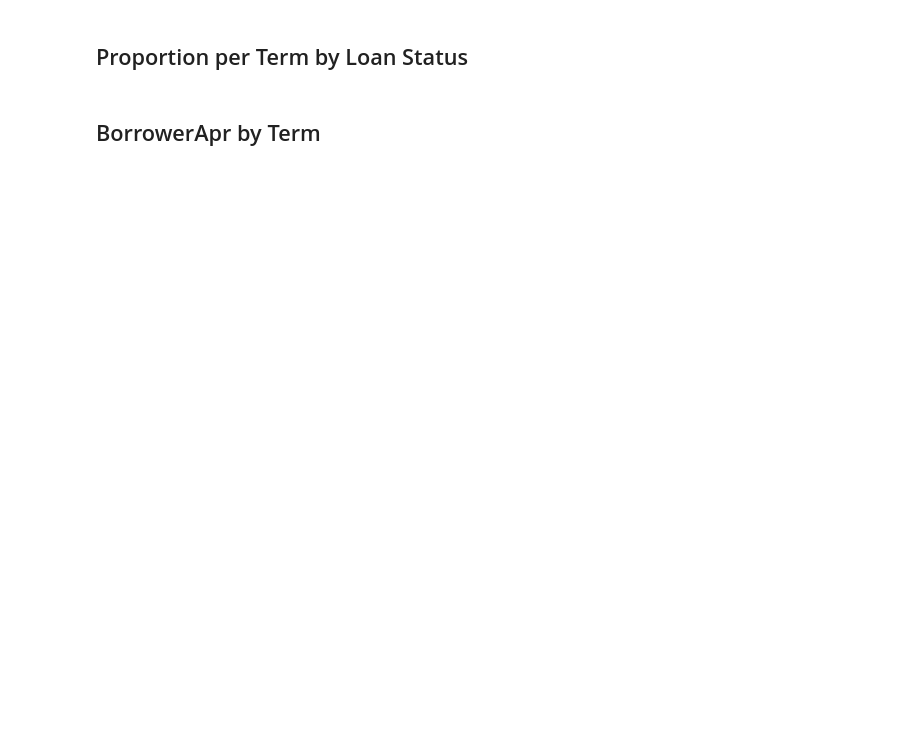
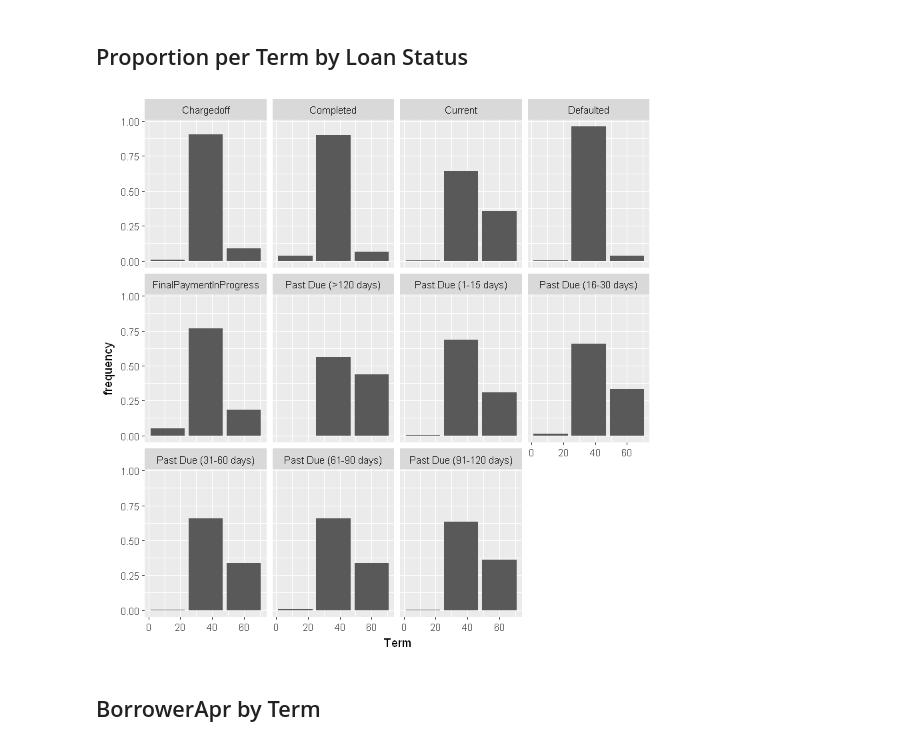
Before and after one commit to timdef/ProsperLoanEDA, a Jupyter notebook: BivariateExploration.ipynb, the cells around one changed output. Cells and saved outputs as stored; diff of their text form; code cells hidden in the pictures; blank space fills up the shorter version.

```diff
--- a/BivariateExploration.ipynb
+++ b/BivariateExploration.ipynb
@@ -60,12 +88,14 @@ For the middle term 3 year loans the opposite is true, and then in the 5 year te
 # %% [markdown]
 ## Proportion per Term by Loan Status
 # %%
-df %>%
+loans %>%
 filter(!LoanStatus == 'Cancelled') %>%
 group_by(LoanStatus, Term) %>%
 summarise(number_loans = n()) %>%
 mutate(frequency = number_loans / sum(number_loans)) %>%
 ggplot(aes(x=Term, y=frequency)) + geom_bar(stat="Identity") + facet_wrap(~LoanStatus)
+# %% [output]
+[figure, added]
 # %% [markdown]
 ## BorrowerApr by Term
 # %%
```
Also changed, not shown: parts of 47 cells of this notebook, 2 other files.
